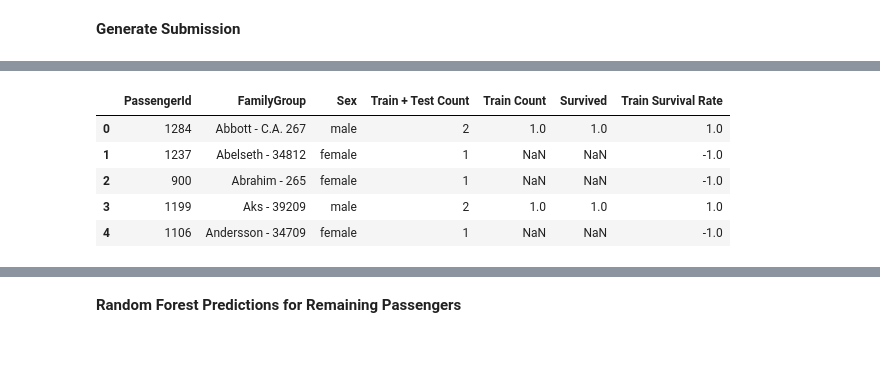
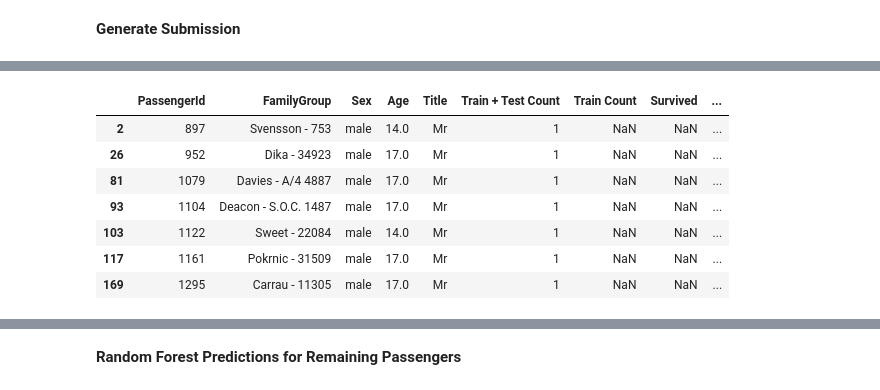
Before and after one commit to amypeniston/data-science-toolbox, a Jupyter notebook: kaggle_competitions/titanic/8_Groups.ipynb, the cells around one changed output, grey strips where cells are left out. Cells and saved outputs as stored; diff of their text form; code cells hidden in the pictures; blank space fills up the shorter version.

```diff
--- a/kaggle_competitions/titanic/8_Groups.ipynb
+++ b/kaggle_competitions/titanic/8_Groups.ipynb
@@ -241,0 +345,17 @@ families
+# %%
+max_boy_age = 18
+# %%
+test_train_group_count = test_train.loc[(test_train["Sex"] == "female") | ((test_train["Sex"] == "male") & (test_train["Age"] < max_boy_age))].groupby("FamilyGroup").count()[["PassengerId"]].sort_index()
+test_train_group_count.columns = ["Train + Test Count"]
+
+train_group_count = pd.merge(train.loc[(train["Sex"] == "female") | ((train["Sex"] == "male") & (train["Age"] < max_boy_age))].groupby("FamilyGroup").count()[["PassengerId"]],
+                             train.loc[(train["Sex"] == "female") | ((train["Sex"] == "male") & (train["Age"] < max_boy_age))].groupby("FamilyGroup").sum()[["Survived"]], how="inner", on="FamilyGroup")
+train_group_count.columns = ["Train Count", "Survived"]
+
+test_group_count = test.loc[(test["Sex"] == "female") | ((test["Sex"] == "male") & (test["Age"] < max_boy_age))].groupby("FamilyGroup").count()[["PassengerId"]].sort_index()
+test_group_count.columns = ["Test Count"]
+
+groups = pd.merge(pd.merge(test_train_group_count, train_group_count, how="left", on="FamilyGroup"), test_group_count, how="left", on="FamilyGroup")
+groups["Train Survival Rate"] = family_groups["Survived"] / family_groups["Train Count"]
+groups = groups.reset_index()
+groups.head(20)
@@ -242 +380,4 @@ families
+# %%
+test_men_ids = test.loc[(test["Sex"] == "male") & (test["Age"] > max_boy_age)]["PassengerId"]
+test_females_boys_ids = test.loc[(test["Sex"] == "female") | ((test["Sex"] == "male") & (test["Age"] < max_boy_age))]["PassengerId"]
 # %%
@@ -271,11 +417,19 @@ test_females_boys.head()
 # %%
-test_females_boys_rates = pd.merge(test_females_boys, groups, how="left", on="FamilyGroup")[["PassengerId", "FamilyGroup", "Sex", "Train + Test Count", "Train Count", "Survived", "Train Survival Rate"]]
+test_females_boys = test.loc[test["PassengerId"].isin(test_females_boys_ids)]
+test_females_boys_rates = pd.merge(test_females_boys, groups, how="left", on="FamilyGroup")[["PassengerId", "FamilyGroup", "Sex", "Age", "Title", "Train + Test Count", "Train Count", "Survived", "Train Survival Rate"]]
 test_females_boys_rates["Train Survival Rate"].fillna(-1, inplace=True)
-test_females_boys_rates.head()
+
+test_females_boys_rates["Prediction"] = np.zeros(len(test_females_boys_rates), dtype=int)
+test_females_boys_rates.loc[(test_females_boys_rates["Sex"] == "female"), "Prediction"] = 1
+test_females_boys_rates.loc[(test_females_boys_rates["Train Survival Rate"] >= 0.5), "Prediction"] = 1
+test_females_boys_rates.loc[(test_females_boys_rates["Train Survival Rate"] < 0.5) & (test_females_boys_rates["Train Survival Rate"] != -1), "Prediction"] = 0
+test_females_boys_rates[test_females_boys_rates["Title"] == "Mr"]
 # %% [output]
-|  | PassengerId | FamilyGroup | Sex | Train + Test Count | Train Count | Survived | Train Survival Rate |
-| 0 | 1284 | Abbott - C.A. 267 | male | 2 | 1.0 | 1.0 | 1.0 |
-| 1 | 1237 | Abelseth - 34812 | female | 1 | NaN | NaN | -1.0 |
-| 2 | 900 | Abrahim - 265 | female | 1 | NaN | NaN | -1.0 |
-| 3 | 1199 | Aks - 39209 | male | 2 | 1.0 | 1.0 | 1.0 |
-| 4 | 1106 | Andersson - 34709 | female | 1 | NaN | NaN | -1.0 |
+|  | PassengerId | FamilyGroup | Sex | Age | Title | Train + Test Count | Train Count | Survived | ... |
+| 2 | 897 | Svensson - 753 | male | 14.0 | Mr | 1 | NaN | NaN | ... |
+| 26 | 952 | Dika - 34923 | male | 17.0 | Mr | 1 | NaN | NaN | ... |
+| 81 | 1079 | Davies - A/4 4887 | male | 17.0 | Mr | 1 | NaN | NaN | ... |
+| 93 | 1104 | Deacon - S.O.C. 1487 | male | 17.0 | Mr | 1 | NaN | NaN | ... |
+| 103 | 1122 | Sweet - 22084 | male | 14.0 | Mr | 1 | NaN | NaN | ... |
+| 117 | 1161 | Pokrnic - 31509 | male | 17.0 | Mr | 1 | NaN | NaN | ... |
+| 169 | 1295 | Carrau - 11305 | male | 17.0 | Mr | 1 | NaN | NaN | ... |
```
Also changed, not shown: parts of 45 cells of this notebook, 4 other files.
